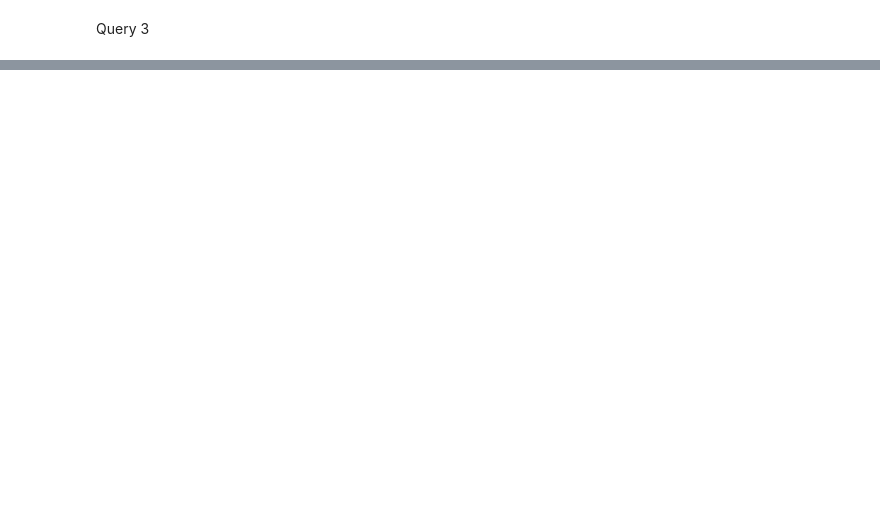
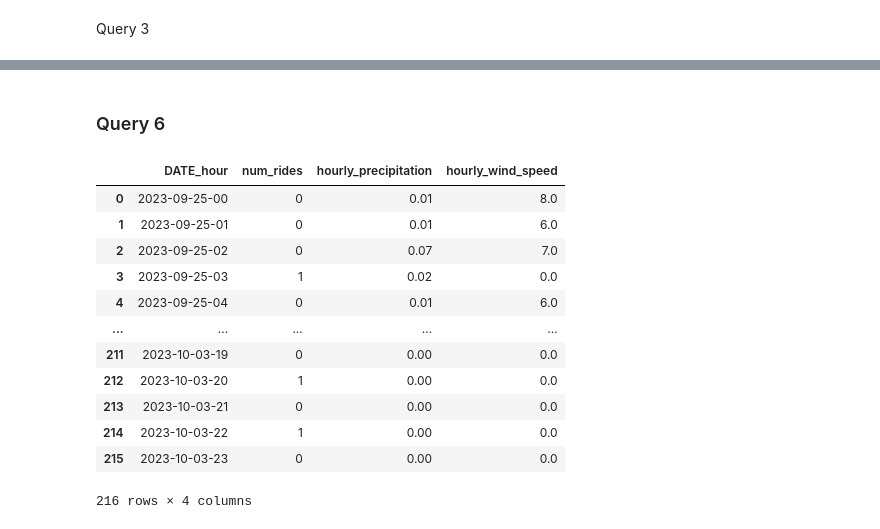
Before and after one commit to SUPERCUT1018/4501-project, a Jupyter notebook: project_group21.ipynb, the cells around one changed output, grey strips where cells are left out. Saved outputs shown, nothing was run; the diff lists cells and outputs as text; code cells hidden in the pictures; blank space fills up the shorter version.

Commit message:
finish part3
finish the rest of part 3, generate query1-6 and schema

```diff
--- a/project_group21.ipynb
+++ b/project_group21.ipynb
@@ -834,0 +1062,9 @@ write_query_to_file(QUERY_3, QUERY_3_FILENAME)
+# %%
+# execute query either via sqlalchemy
+with engine.connect() as con:
+    results = con.execute(db.text(QUERY_4)).fetchall()
+results
+
+# or via pandas
+results4_df=  pd.read_sql(QUERY_4, con=engine)
+results4_df
@@ -834,0 +1146,9 @@ write_query_to_file(QUERY_3, QUERY_3_FILENAME)
+# %%
+# execute query either via sqlalchemy
+with engine.connect() as con:
+    results = con.execute(db.text(QUERY_5)).fetchall()
+results
+
+# or via pandas
+results5_df = pd.read_sql(QUERY_5, con=engine)
+results5_df
@@ -834,0 +1169,2 @@ write_query_to_file(QUERY_3, QUERY_3_FILENAME)
+# %% [markdown]
+### Query 6
@@ -834,0 +1215,23 @@ write_query_to_file(QUERY_3, QUERY_3_FILENAME)
+# %%
+# execute query either via sqlalchemy
+with engine.connect() as con:
+    results = con.execute(db.text(QUERY_6)).fetchall()
+results
+
+# or via pandas
+results6_df = pd.read_sql(QUERY_6, con=engine)
+results6_df
+# %% [output]
+|  | DATE_hour | num_rides | hourly_precipitation | hourly_wind_speed |
+| 0 | 2023-09-25-00 | 0 | 0.01 | 8.0 |
+| 1 | 2023-09-25-01 | 0 | 0.01 | 6.0 |
+| 2 | 2023-09-25-02 | 0 | 0.07 | 7.0 |
+| 3 | 2023-09-25-03 | 1 | 0.02 | 0.0 |
+| 4 | 2023-09-25-04 | 0 | 0.01 | 6.0 |
+| ... | ... | ... | ... | ... |
+| 211 | 2023-10-03-19 | 0 | 0.00 | 0.0 |
+| 212 | 2023-10-03-20 | 1 | 0.00 | 0.0 |
+| 213 | 2023-10-03-21 | 0 | 0.00 | 0.0 |
+| 214 | 2023-10-03-22 | 1 | 0.00 | 0.0 |
+| 215 | 2023-10-03-23 | 0 | 0.00 | 0.0 |
+216 rows × 4 columns
```
Also changed, not shown: parts of 28 cells of this notebook, 7 other files.
